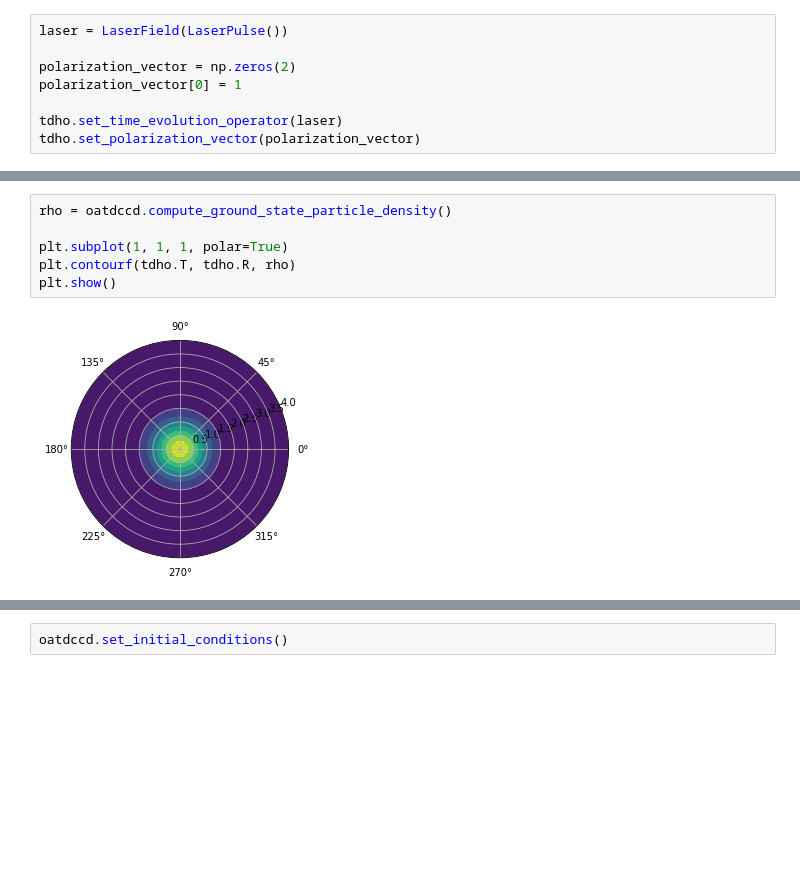
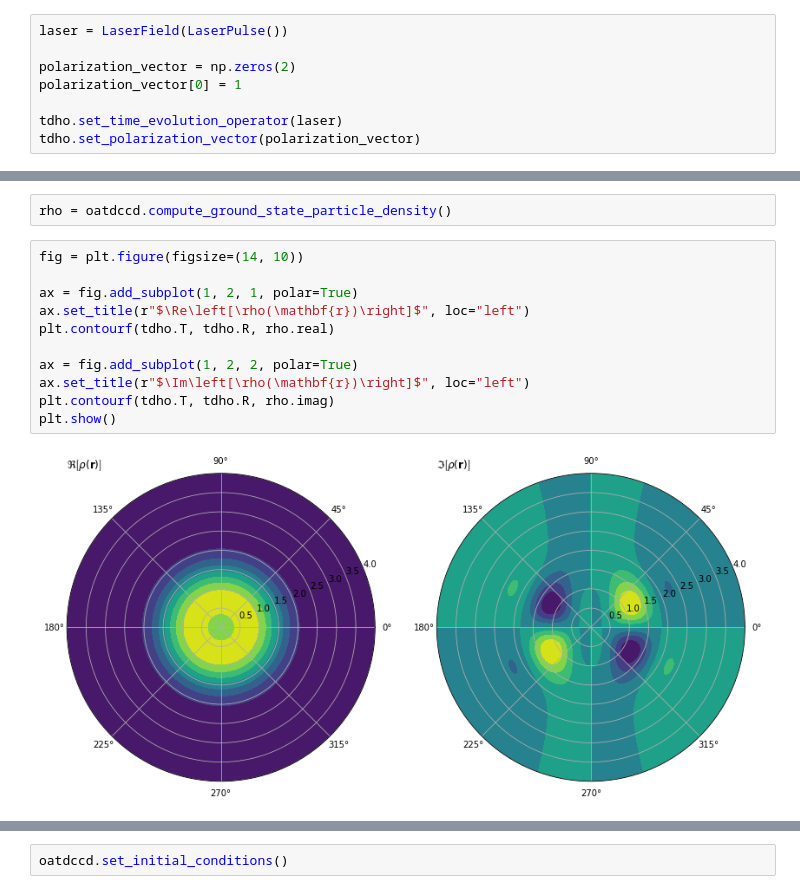
Before and after one commit to HyQD/coupled-cluster, a Jupyter notebook: scripts/2d-ho-quantum-dot.ipynb, the cells around one changed output, grey strips where cells are left out. Cells and saved outputs as stored; diff of their text form; blank space fills up the shorter version.

```diff
--- a/scripts/2d-ho-quantum-dot.ipynb
+++ b/scripts/2d-ho-quantum-dot.ipynb
@@ -84,8 +84,15 @@ Ground state CCD energy: (3.039066883283313+0j)
-# %%
-rho = oatdccd.compute_ground_state_particle_density()
-
-plt.subplot(1, 1, 1, polar=True)
-plt.contourf(tdho.T, tdho.R, rho)
-plt.show()
-# %% [output]
-[figure, removed]
+# %%
+rho = oatdccd.compute_ground_state_particle_density()
+# %%
+fig = plt.figure(figsize=(14, 10))
+
+ax = fig.add_subplot(1, 2, 1, polar=True)
+ax.set_title(r"$\Re\left[\rho(\mathbf{r})\right]$", loc="left")
+plt.contourf(tdho.T, tdho.R, rho.real)
+
+ax = fig.add_subplot(1, 2, 2, polar=True)
+ax.set_title(r"$\Im\left[\rho(\mathbf{r})\right]$", loc="left")
+plt.contourf(tdho.T, tdho.R, rho.imag)
+plt.show()
+# %% [output]
+[figure, added]
```
Also changed, not shown: parts of 12 cells of this notebook.
